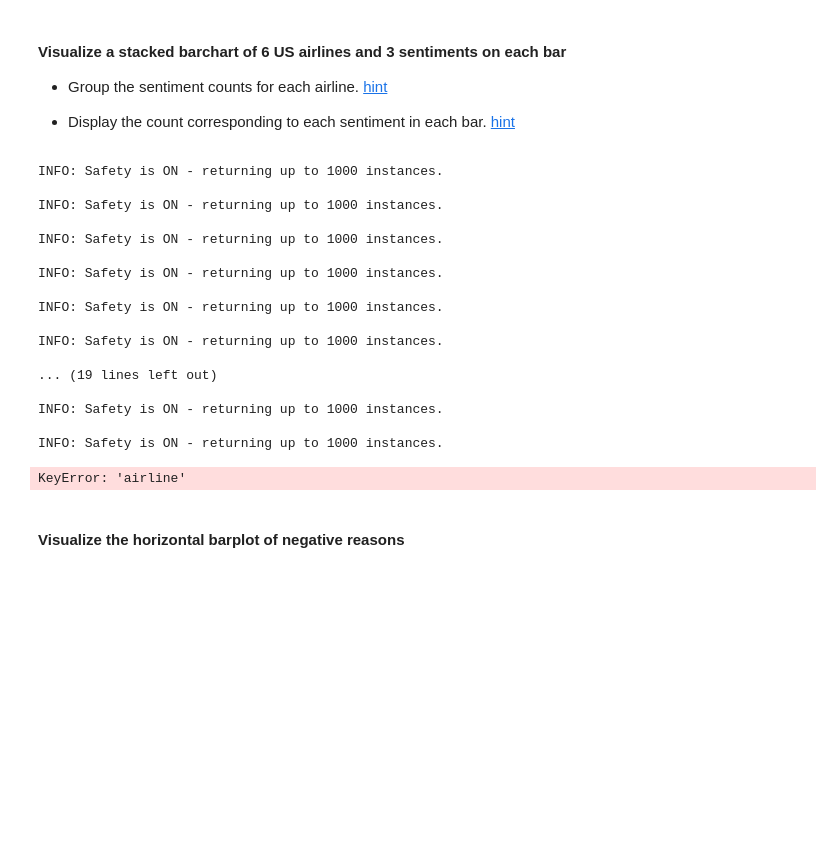
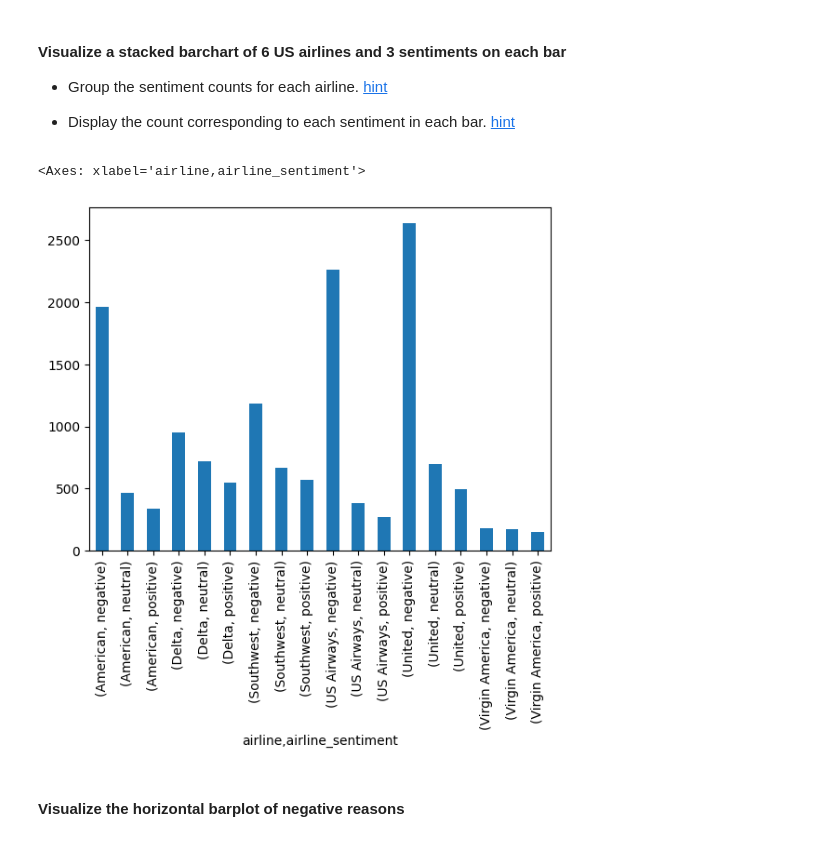
Before and after one commit to madhavamk/computational-data-science, a Jupyter notebook: MiniProjects/M7_NB_MiniProject_4_End_to_End_Analytics_Pyspark.ipynb, the cells around one changed output. Saved outputs shown, nothing was run; the diff lists cells and outputs as text; code cells hidden in the pictures; blank space fills up the shorter version.

```diff
--- a/MiniProjects/M7_NB_MiniProject_4_End_to_End_Analytics_Pyspark.ipynb
+++ b/MiniProjects/M7_NB_MiniProject_4_End_to_End_Analytics_Pyspark.ipynb
@@ -217,25 +217,11 @@ hdf.cols['airline'].hist()
 # %%
 # YOUR CODE HERE
 # Group sentiment count for each airline
-# hdf.stratify('airline').cols['airline_sentiment'].hist()
+hdf_sentiment = hdf.stratify('airline').cols['airline_sentiment'].value_counts()
+# hdf_sentiment.cols['airline_sentiment'].hist()
+hdf_sentiment.plot(kind='bar', stacked=True)
 # %% [output]
-INFO: Safety is ON - returning up to 1000 instances.
-
-INFO: Safety is ON - returning up to 1000 instances.
-
-INFO: Safety is ON - returning up to 1000 instances.
-
-INFO: Safety is ON - returning up to 1000 instances.
-
-INFO: Safety is ON - returning up to 1000 instances.
-
-INFO: Safety is ON - returning up to 1000 instances.
-
-... (19 lines left out)
-
-INFO: Safety is ON - returning up to 1000 instances.
-
-INFO: Safety is ON - returning up to 1000 instances.
+<Axes: xlabel='airline,airline_sentiment'>
-KeyError: 'airline'
+[figure, added]
 # %% [markdown]
 #### Visualize the horizontal barplot of negative reasons
```
Also changed, not shown: parts of 53 cells of this notebook.
